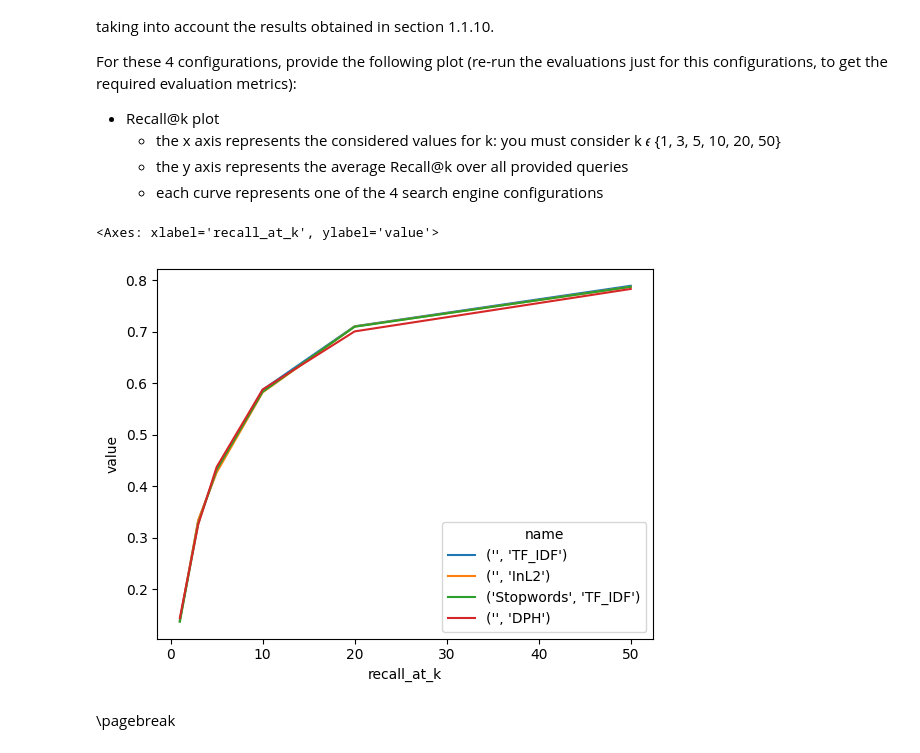
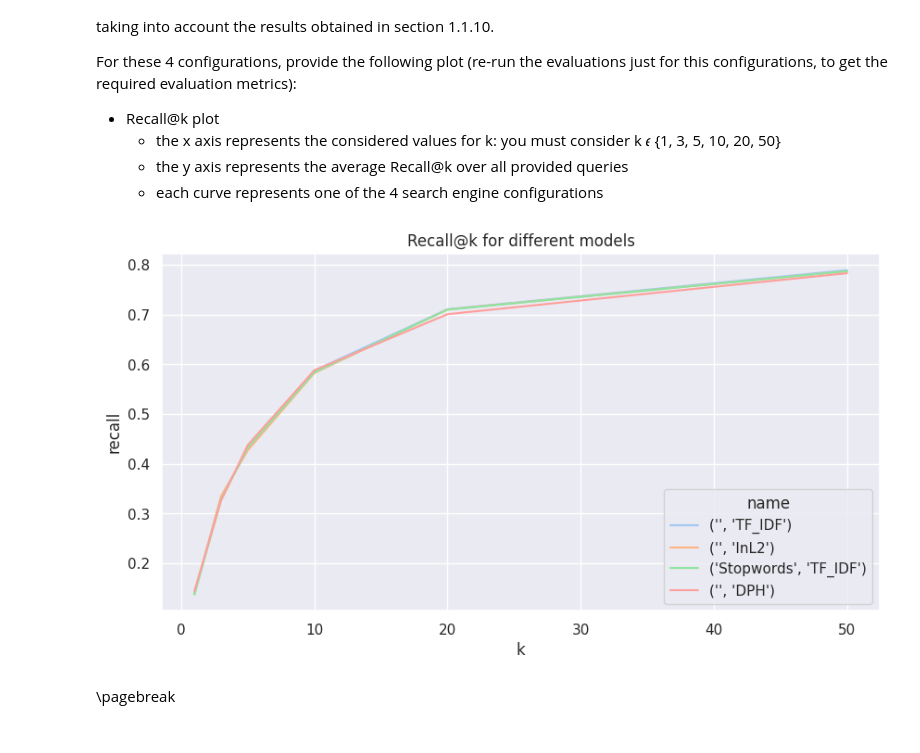
Before and after one commit to Mamiglia/ADM-LT_HW1, a Jupyter notebook: DMT2023-HW1.ipynb, the cells around one changed output. Saved outputs shown, nothing was run; the diff lists cells and outputs as text; code cells hidden in the pictures.

```diff
--- a/DMT2023-HW1.ipynb
+++ b/DMT2023-HW1.ipynb
@@ -460,8 +454,8 @@ For each of them, construct an index on the `title` field.
 For the last of them, report the number of indexed documents and terms.
 # %%
 #YOUR CODE STARTS HERE#
-def build_indexer(df, corpus, preprocess):
-    df_indexer = pt.DFIndexer(f"./pd_index_{preprocess}", overwrite = True)
+def build_indexer(df, corpus, preprocess, **kwargs):
+    df_indexer = pt.DFIndexer(f"./pd_index_{preprocess}", overwrite = True, **kwargs)
     df_indexer.setProperty('termpipelines', preprocess)
     indexref = df_indexer.index(df[corpus], df['docno'])
 
@@ -589,8 +583,8 @@ Highlight the best results in the result table.
 experiment.data['preproc'] = experiment.data.name.map(lambda x: x[0])
 experiment.data['wmodel']  = experiment.data.name.map(lambda x: x[1])
 
-experiment.data = experiment.data[experiment.data.preproc == "Stopwords, EnglishSnowballStemmer"].drop(columns=['name'])
-experiment
+experiment_data = experiment.data[experiment.data.preproc == "Stopwords, EnglishSnowballStemmer"].drop(columns=['name'])
+experiment_data.style.pipe(lambda st: st.background_gradient(axis=0, cmap="viridis"))
 
 
 #YOUR CODE ENDS HERE#
@@ -624,48 +622,47 @@ top4_experiment = pt.Experiment(
     topics,
     qrels,
     eval_metrics = recalls,
     names = list(top4_models.keys()),
     highlight="bold"
 ).data
 
 top4_result = top4_experiment.melt(id_vars = 'name')
 top4_result['recall_at_k'] = top4_result.variable.map(lambda s: int(s[7:]))
 
-sns.lineplot(top4_result, x = 'recall_at_k', y = 'value', hue = 'name')
-
-
-
-
-
-
-
-
-
-
-
-
+sns.set(rc={"figure.figsize":(10, 5)})
+sns.lineplot(
+    top4_result,
+    x = 'recall_at_k',
+    y = 'value',
+    hue = 'name',
+    palette = 'pastel',
+).set(
+    title = 'Recall@k for different models',
+    xlabel = 'k',
+    ylabel = 'recall',
+)
+plt.show()
 
 
 
 
 
 
 
 
 
 
 
 
 
 
 
 
 
 #YOUR CODE ENDS HERE#
 #THIS IS LINE 50#
 # %% [output]
-<Axes: xlabel='recall_at_k', ylabel='value'>
-[figure, old version]
+[figure, new version]
 # %% [markdown]
 <div style="page-break-after: always; visibility: hidden">
 \pagebreak
```
Also changed, not shown: parts of 24 cells of this notebook.
